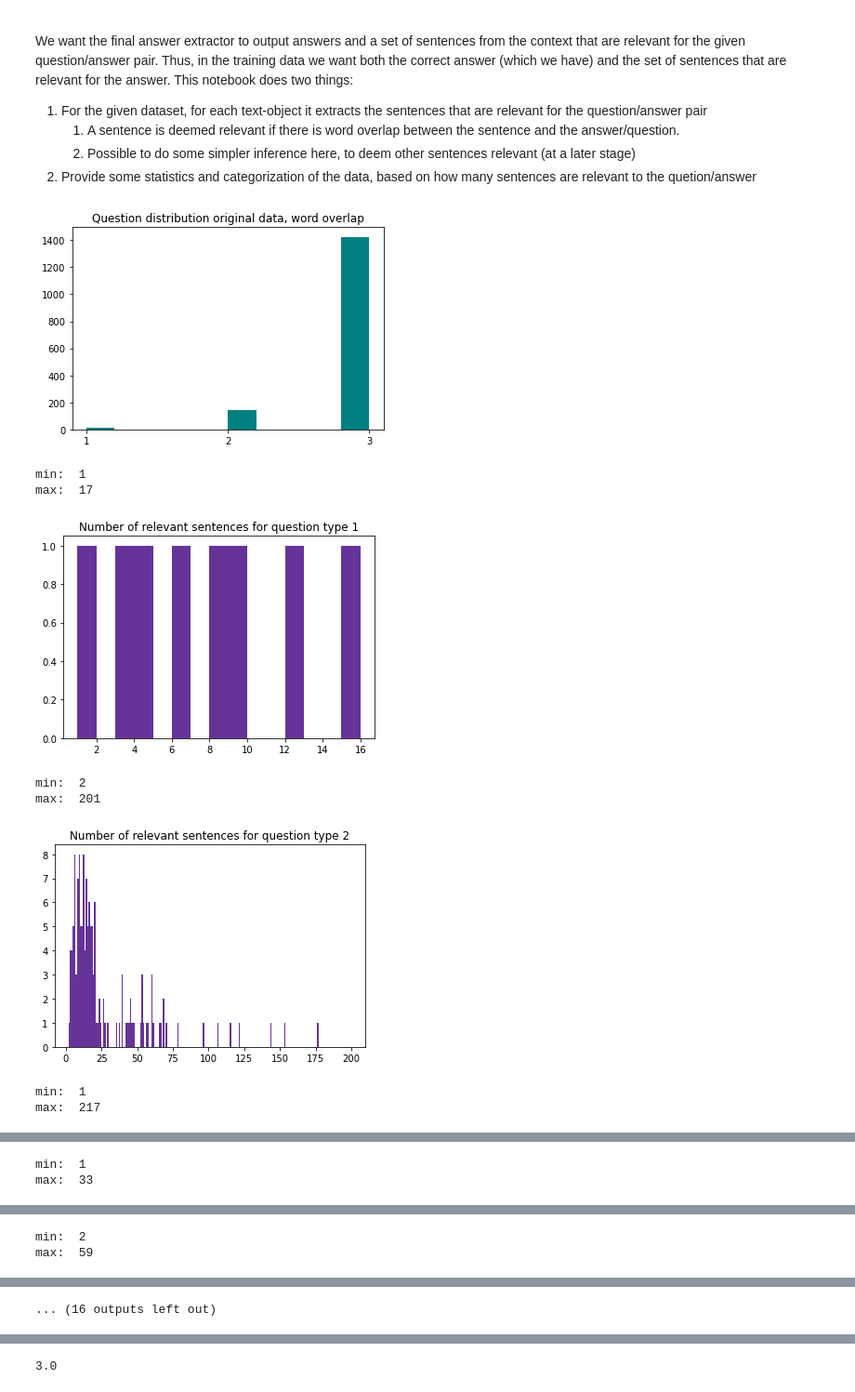
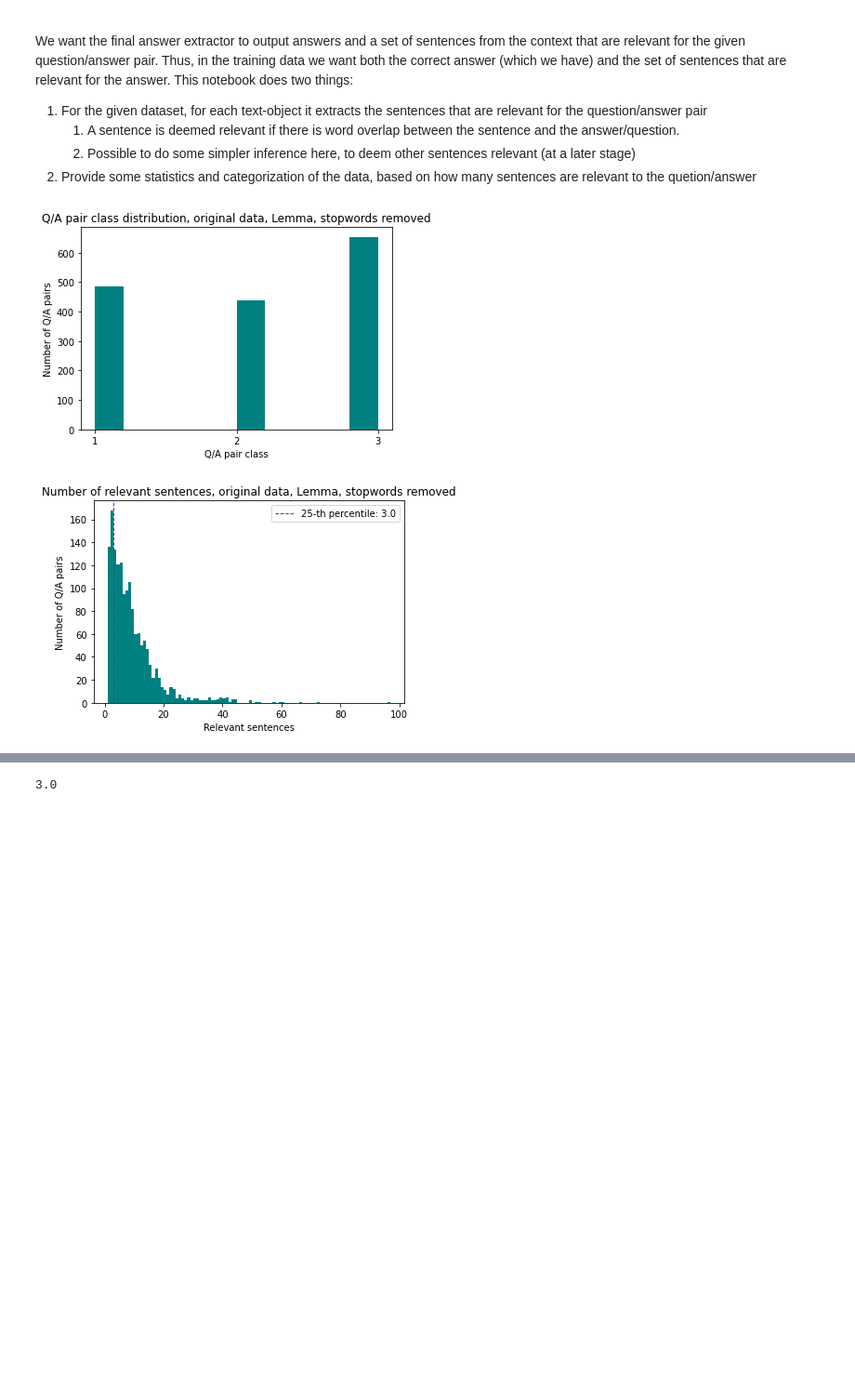
Before and after one commit to filippak/rc-answer-generation, a Jupyter notebook: data-analysis/data_analysis/relevant_sentence_stats.ipynb, the cells around one changed output, grey strips where cells are left out. Shown at 93% size. Saved outputs shown, nothing was run; the diff lists cells and outputs as text; code cells hidden in the pictures; blank space fills up the shorter version.

Commit message:
Data analysis updates and re-run

```diff
--- a/data-analysis/data_analysis/relevant_sentence_stats.ipynb
+++ b/data-analysis/data_analysis/relevant_sentence_stats.ipynb
@@ -27,26 +27,30 @@ def plot_question_type_stats(values, title):
     values.sort()
     values_str = [str(val) for val in values]
     plt.hist(values_str, color='teal')
+    plt.ylabel('Number of Q/A pairs')
+    plt.xlabel('Q/A pair class')
     plt.title(title)
     plt.show()
 
-def plot_question_type_stats_num(values, title, bins=10):
+def plot_question_type_stats_num(values, title, bins=10, x_label='Relevant sentences'):
     min = np.min(values)
     max = np.max(values)
-    print('min: ', min)
-    print('max: ', max)
-    bins = list(range(min, max))
-    plt.hist(values, color='rebeccapurple', bins=bins)
+    bins = list(range(min, max+1))
+    plt.hist(values, color='teal', bins=bins)
+    plt.ylabel('Number of Q/A pairs')
+    # calculate the 25-th percentile of number of relevant sentences
+    if x_label == 'Relevant sentences':
+        perc = np.percentile(values, 25)
+        plt.axvline(perc, color='rebeccapurple', linestyle='dashed', linewidth=1, label='25-th percentile: {:.1f}'.format(perc))
+        plt.legend()
+    plt.xlabel(x_label)
     plt.title(title)
     plt.show()
 
 def plot_proximity_stats(values, names, title, bins=10, colors=['darkslategray', 'teal', 'darkturquoise']):
-    min = np.min(values)
-    max = np.max(values)
-    print('min: ', min)
-    print('max: ', max)
-    # bins = list(range(min, max))
     plt.hist(values, color=colors, bins=bins, label=names)
+    plt.ylabel('Number of Q/A pairs')
+    plt.xlabel('Q/A pair class')
     plt.title(title)
     plt.legend()
     plt.show()
@@ -57,16 +61,17 @@ def display_sentence_statistics(df, title=''):
     df_c = df.copy()
     overlap_values = df_c['overlap_class'].values
 
-    plot_question_type_stats(overlap_values, 'Question distribution '+title)
+    plot_question_type_stats(overlap_values, 'Q/A pair class distribution, '+title)
 
     df_class_1 = df.loc[df['overlap_class'] == 1]
     df_class_2 = df.loc[df['overlap_class'] == 2]
     df_class_3 = df.loc[df['overlap_class'] == 3]
 
     # plot the number of relevant sentences for each of the question types
-    plot_question_type_stats_num(df_class_1['num_overlap_sentences'].values, 'Number of relevant sentences for question type 1', None)
-    plot_question_type_stats_num(df_class_2['num_overlap_sentences'].values, 'Number of relevant sentences for question type 2', None)
-    plot_question_type_stats_num(df_class_3['num_overlap_sentences'].values, 'Number of relevant sentences for question type 3', None)
+    plot_question_type_stats_num(df['num_overlap_sentences'].values, 'Number of relevant sentences, '+title, None)
+    # plot_question_type_stats_num(df_class_1['num_overlap_sentences'].values, 'Number of relevant sentences for question type 1', None)
+    # plot_question_type_stats_num(df_class_2['num_overlap_sentences'].values, 'Number of relevant sentences for question type 2', None)
+    # plot_question_type_stats_num(df_class_3['num_overlap_sentences'].values, 'Number of relevant sentences for question type 3', None)
 
 
 
@@ -86,16 +93,9 @@ def plot_cleaned_class_comparison(values):
 # %%
 # compute stats for the original dataset
-overlap_values_word_o, df_word_class_vals_o = display_sentence_statistics(df_word_o, 'original data, word overlap')
-overlap_values_word_stop_o, df_word_stop_class_vals_o = display_sentence_statistics(df_word_stop_o, 'original data, word overlap, stopwords removed')
-overlap_values_lemma_o, df_lemma_class_vals_o = display_sentence_statistics(df_lemma_o, 'original data, lemma overlap')
-overlap_values_lemma_stop_o, df_lemma_stop_class_vals_o = display_sentence_statistics(df_lemma_stop_o, 'original data, lemma overlap, stopwords removed')
+# overlap_values_word_o, df_word_class_vals_o = display_sentence_statistics(df_word_o, 'original data, word overlap')
+# overlap_values_word_stop_o, df_word_stop_class_vals_o = display_sentence_statistics(df_word_stop_o, 'original data, word overlap, stopwords removed')
+# overlap_values_lemma_o, df_lemma_class_vals_o = display_sentence_statistics(df_lemma_o, 'original data, lemma overlap')
+overlap_values_lemma_stop_o, df_lemma_stop_class_vals_o = display_sentence_statistics(df_lemma_stop_o, 'original data, Lemma, stopwords removed')
 # %% [output]
-[figure, old version]
+[figure, new version]
-min:  1
-max:  17
-[figure, old version]
+[figure, new version]
-min:  2
-max:  201
-[figure, removed]
-min:  1
-max:  217
@@ -104,2 +101,0 @@ max:  217
-min:  1
-max:  33
@@ -107,2 +101,0 @@ max:  33
-min:  2
-max:  59
@@ -110,2 +102 @@ max:  59
-... (16 outputs left out)
 # %%
```
Also changed, not shown: parts of 8 cells of this notebook, 8 other files.
